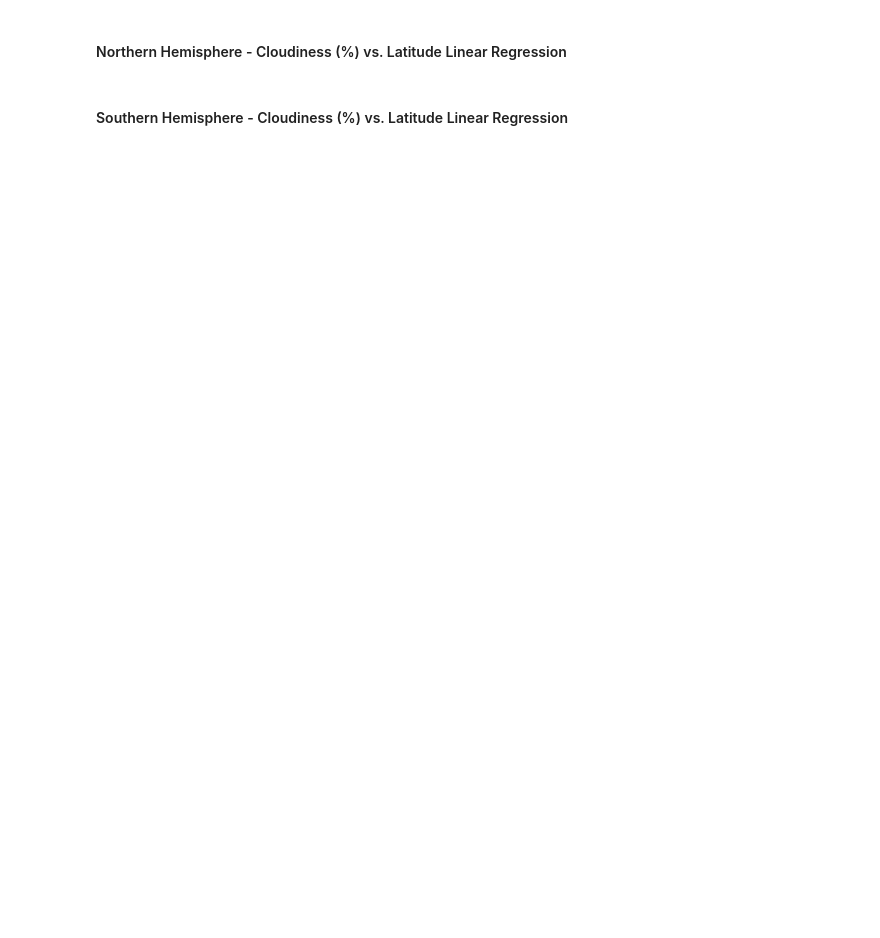
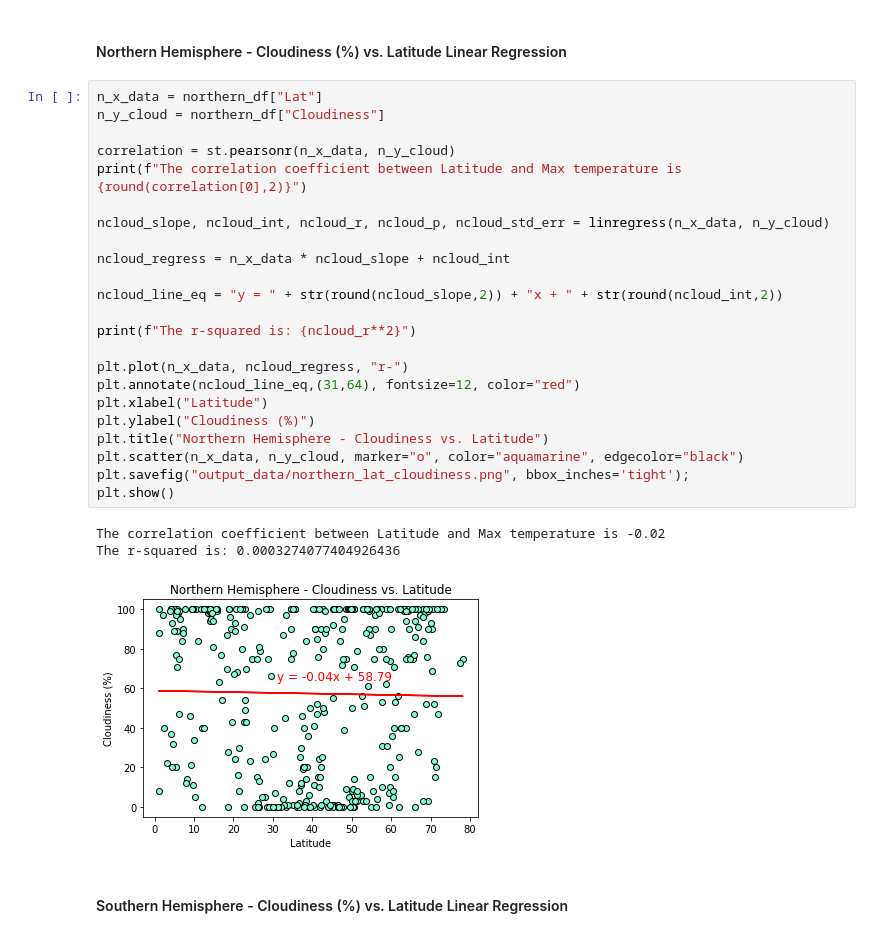
Before and after one commit to LP-116/python-api-challenge, a Jupyter notebook: WeatherPy/WeatherPy.ipynb, the cells around one changed output. Drawn from its saved outputs; the diff is of its cells as text; blank space fills up the shorter version.

```diff
--- a/WeatherPy/WeatherPy.ipynb
+++ b/WeatherPy/WeatherPy.ipynb
@@ -396,4 +450,31 @@ The r-squared is: 0.4632926647192736
 # %% [markdown]
 ####  Northern Hemisphere - Cloudiness (%) vs. Latitude Linear Regression
+# %%
+n_x_data = northern_df["Lat"]
+n_y_cloud = northern_df["Cloudiness"]
+
+correlation = st.pearsonr(n_x_data, n_y_cloud)
+print(f"The correlation coefficient between Latitude and Max temperature is {round(correlation[0],2)}")
+
+ncloud_slope, ncloud_int, ncloud_r, ncloud_p, ncloud_std_err = linregress(n_x_data, n_y_cloud)
+
+ncloud_regress = n_x_data * ncloud_slope + ncloud_int
+
+ncloud_line_eq = "y = " + str(round(ncloud_slope,2)) + "x + " + str(round(ncloud_int,2))
+
+print(f"The r-squared is: {ncloud_r**2}")
+
+plt.plot(n_x_data, ncloud_regress, "r-")
+plt.annotate(ncloud_line_eq,(31,64), fontsize=12, color="red")
+plt.xlabel("Latitude")
+plt.ylabel("Cloudiness (%)")
+plt.title("Northern Hemisphere - Cloudiness vs. Latitude")
+plt.scatter(n_x_data, n_y_cloud, marker="o", color="aquamarine", edgecolor="black")
+plt.savefig("output_data/northern_lat_cloudiness.png", bbox_inches='tight');
+plt.show()
+# %% [output]
+The correlation coefficient between Latitude and Max temperature is -0.02
+The r-squared is: 0.0003274077404926436
+[figure, added]
 # %% [markdown]
 ####  Southern Hemisphere - Cloudiness (%) vs. Latitude Linear Regression
```
Also changed, not shown: parts of 3 cells of this notebook, 4 other files.
